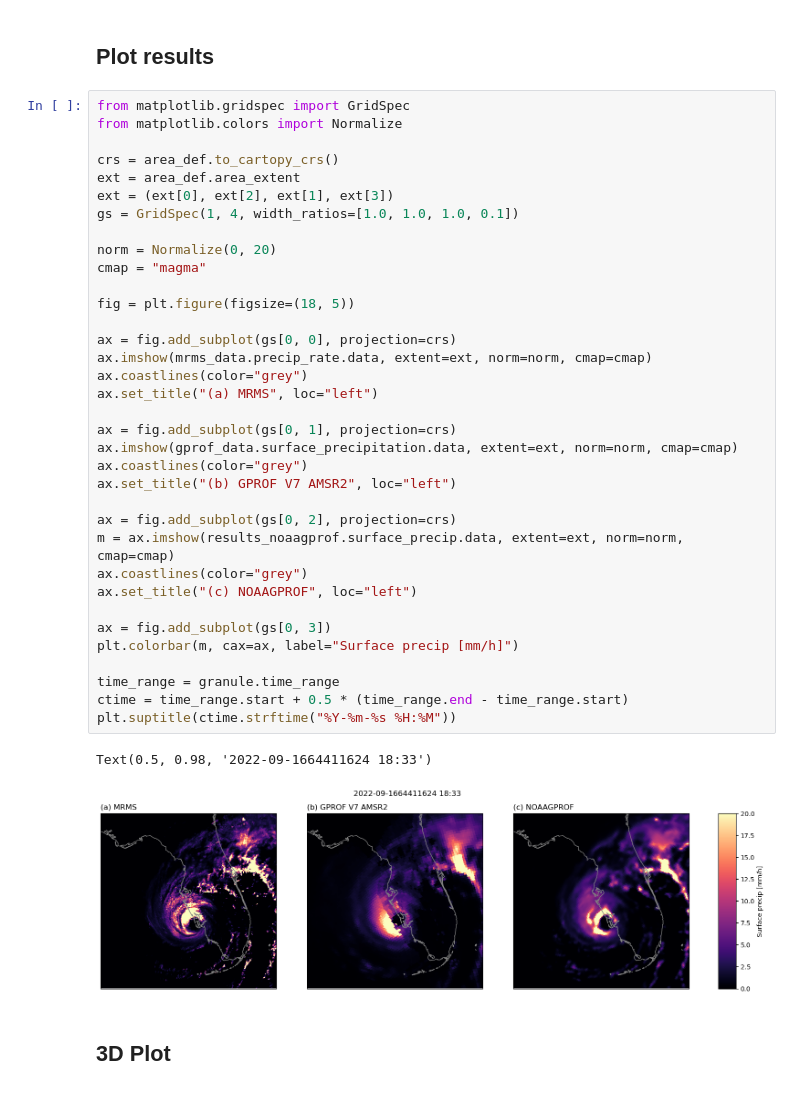
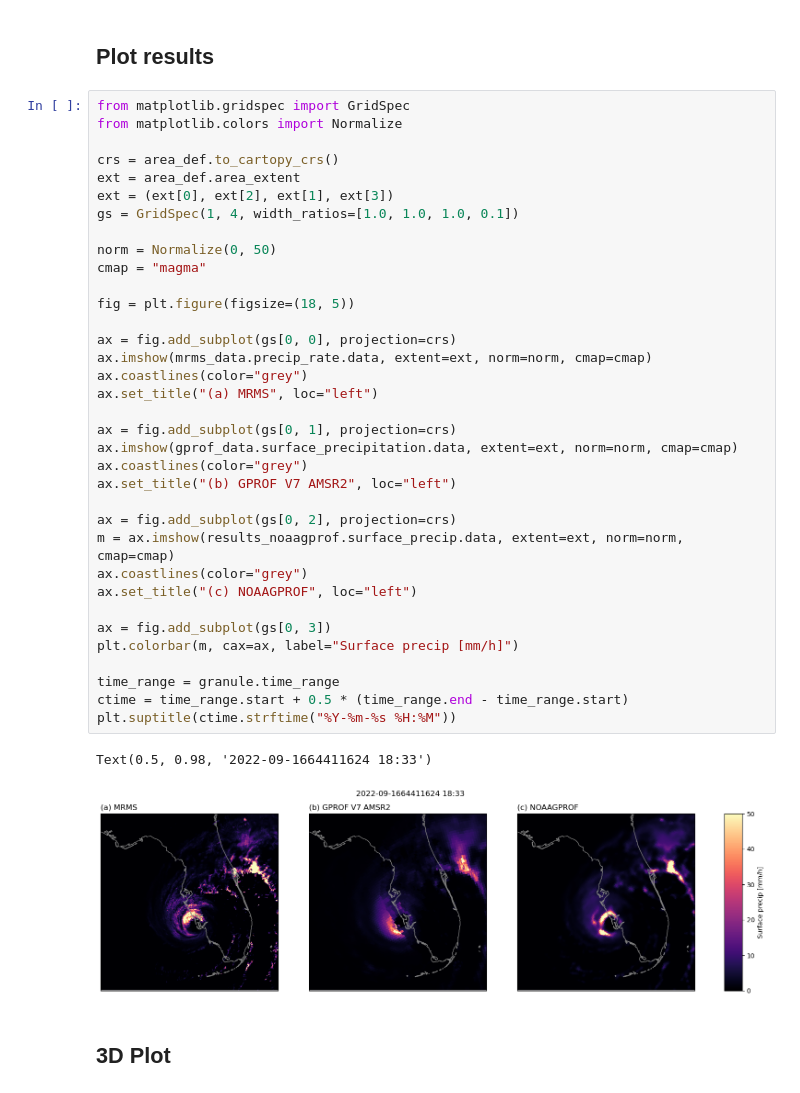
Before and after one commit to simonpf/noaagprof, a Jupyter notebook: notebooks/retrieval_example.ipynb, the cells around one changed output. Cells and saved outputs as stored; diff of their text form.

```diff
--- a/notebooks/retrieval_example.ipynb
+++ b/notebooks/retrieval_example.ipynb
@@ -258,35 +272,35 @@ ext = area_def.area_extent
 ext = (ext[0], ext[2], ext[1], ext[3])
 gs = GridSpec(1, 4, width_ratios=[1.0, 1.0, 1.0, 0.1])
 
-norm = Normalize(0, 20)
+norm = Normalize(0, 50)
 cmap = "magma"
 
 fig = plt.figure(figsize=(18, 5))
 
 ax = fig.add_subplot(gs[0, 0], projection=crs)
 ax.imshow(mrms_data.precip_rate.data, extent=ext, norm=norm, cmap=cmap)
 ax.coastlines(color="grey")
 ax.set_title("(a) MRMS", loc="left")
 
 ax = fig.add_subplot(gs[0, 1], projection=crs)
 ax.imshow(gprof_data.surface_precipitation.data, extent=ext, norm=norm, cmap=cmap)
 ax.coastlines(color="grey")
 ax.set_title("(b) GPROF V7 AMSR2", loc="left")
 
 ax = fig.add_subplot(gs[0, 2], projection=crs)
 m = ax.imshow(results_noaagprof.surface_precip.data, extent=ext, norm=norm, cmap=cmap)
 ax.coastlines(color="grey")
 ax.set_title("(c) NOAAGPROF", loc="left")
 
 ax = fig.add_subplot(gs[0, 3])
 plt.colorbar(m, cax=ax, label="Surface precip [mm/h]")
 
 time_range = granule.time_range
 ctime = time_range.start + 0.5 * (time_range.end - time_range.start)
 plt.suptitle(ctime.strftime("%Y-%m-%s %H:%M"))
 # %% [output]
 Text(0.5, 0.98, '2022-09-1664411624 18:33')
-[figure, old version]
+[figure, new version]
 # %% [markdown]
 ## 3D Plot
 # %%
```
Also changed, not shown: parts of 4 cells of this notebook.
